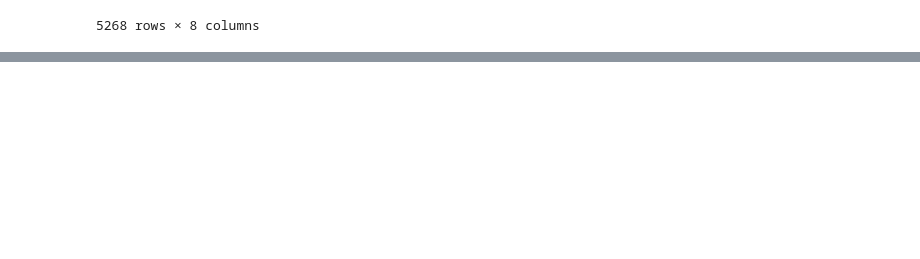
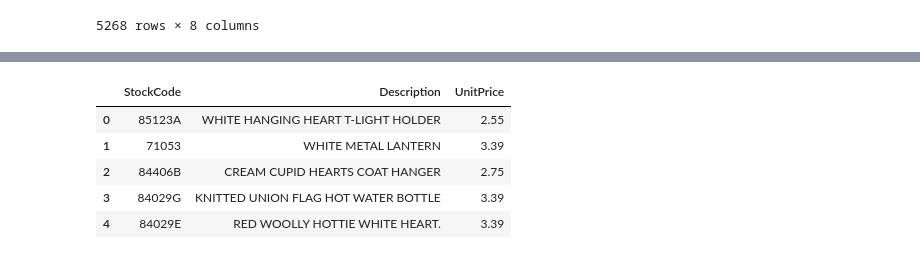
Before and after one commit to ruprekhab/market_analysis, a Jupyter notebook: cleaning.ipynb, the cells around one changed output, grey strips where cells are left out. Saved outputs shown, nothing was run; the diff lists cells and outputs as text; code cells hidden in the pictures; blank space fills up the shorter version.

```diff
--- a/cleaning.ipynb
+++ b/cleaning.ipynb
@@ -126,0 +169,11 @@ df[df.duplicated()]
+# %%
+#Create product table
+product_df = df1[["StockCode", "Description", "UnitPrice"]]
+product_df.head()
+# %% [output]
+|  | StockCode | Description | UnitPrice |
+| 0 | 85123A | WHITE HANGING HEART T-LIGHT HOLDER | 2.55 |
+| 1 | 71053 | WHITE METAL LANTERN | 3.39 |
+| 2 | 84406B | CREAM CUPID HEARTS COAT HANGER | 2.75 |
+| 3 | 84029G | KNITTED UNION FLAG HOT WATER BOTTLE | 3.39 |
+| 4 | 84029E | RED WOOLLY HOTTIE WHITE HEART. | 3.39 |
```
Also changed, not shown: parts of 14 cells of this notebook.
